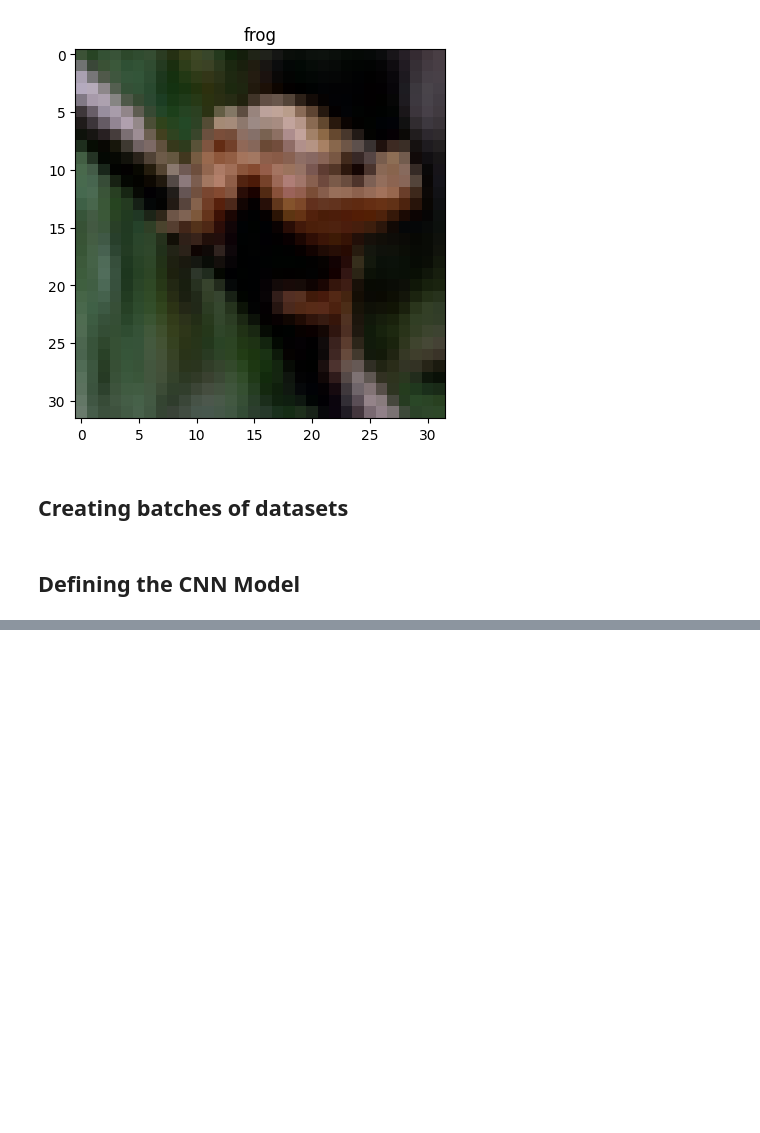
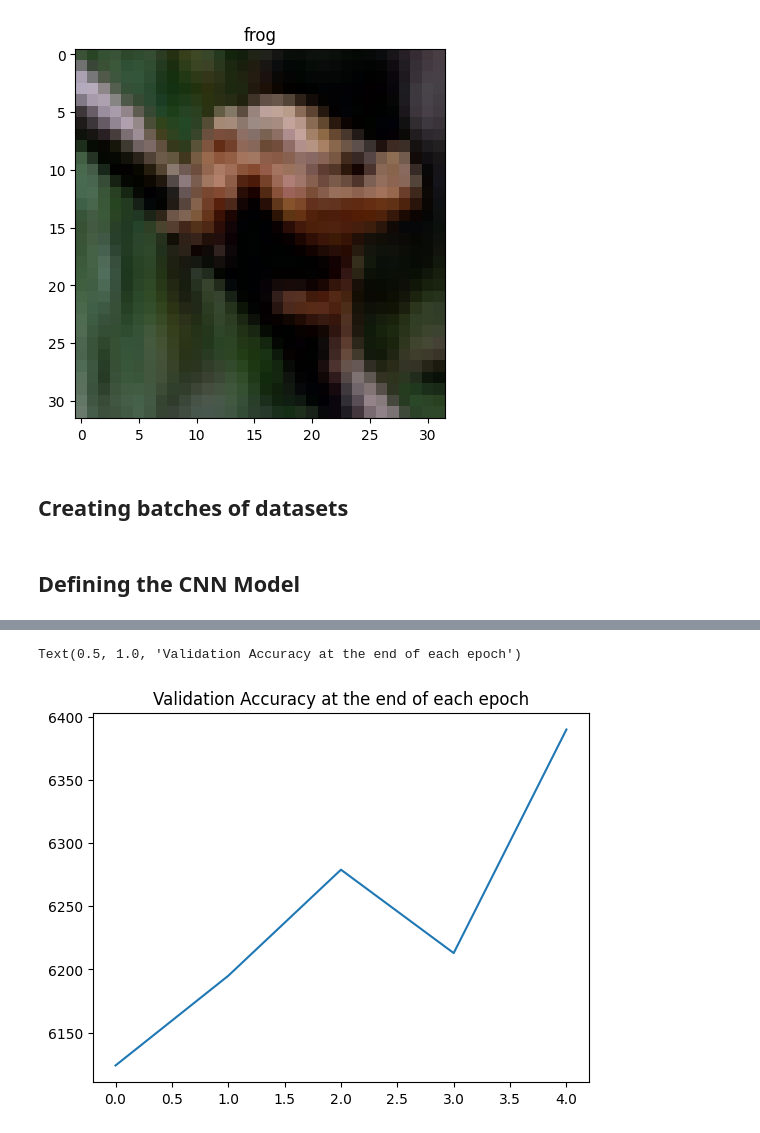
Before and after one commit to gautam-pai/PyTorch-Learning, a Jupyter notebook: CIFAR10_datasets.ipynb, the cells around one changed output, grey strips where cells are left out. Cells and saved outputs as stored; diff of their text form; code cells hidden in the pictures; blank space fills up the shorter version.

```diff
--- a/CIFAR10_datasets.ipynb
+++ b/CIFAR10_datasets.ipynb
@@ -133,0 +247,6 @@ class Detector(nn.Module):
+# %%
+plt.plot([t for t in test_correct])
+plt.title("Validation Accuracy at the end of each epoch")
+# %% [output]
+Text(0.5, 1.0, 'Validation Accuracy at the end of each epoch')
+[figure, added]
```
Also changed, not shown: parts of 18 cells of this notebook.
